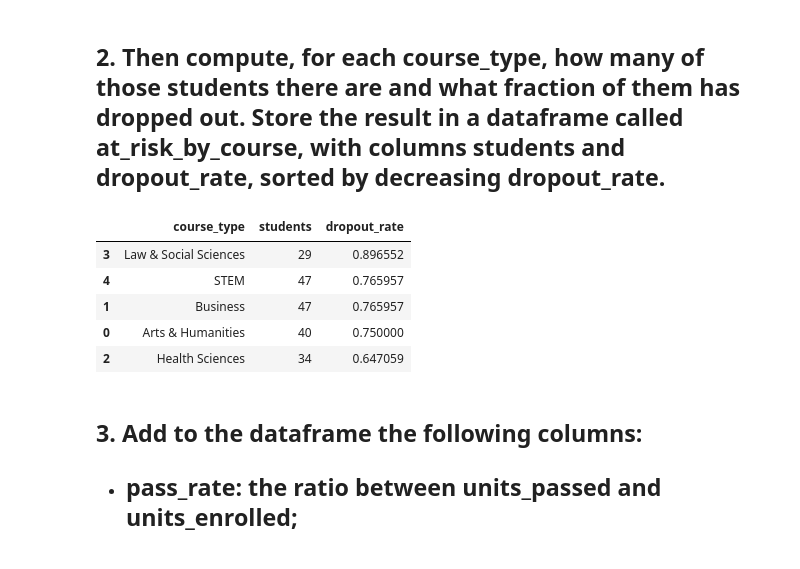
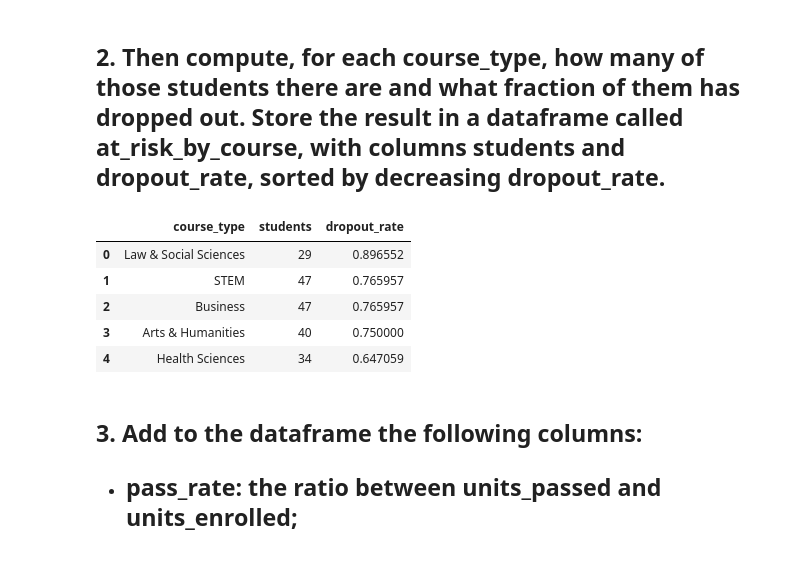
Before and after one commit to AFVicini/ViciniProjectFOCS, a Jupyter notebook: ViciniProjectFOCS.ipynb, the cells around one changed output. Saved outputs shown, nothing was run; the diff lists cells and outputs as text; code cells hidden in the pictures.

```diff
--- a/ViciniProjectFOCS.ipynb
+++ b/ViciniProjectFOCS.ipynb
@@ -38,17 +38,18 @@ display(at_risk)
 # %%
 at_risk_by_course_student = at_risk.groupby('course_type',as_index=False)['person_id'].count()
 at_risk_by_course_dropout = at_risk.groupby('course_type',as_index=False)['dropout'].mean()
 at_risk_by_course = pd.merge(at_risk_by_course_student,at_risk_by_course_dropout,on='course_type')
 at_risk_by_course.columns = ['course_type','students','dropout_rate']
 at_risk_by_course = at_risk_by_course.sort_values('dropout_rate',ascending=False)
+at_risk_by_course.reset_index(inplace=True,drop=True)
 display(at_risk_by_course)
 # %% [output]
 |  | course_type | students | dropout_rate |
-| 3 | Law & Social Sciences | 29 | 0.896552 |
-| 4 | STEM | 47 | 0.765957 |
-| 1 | Business | 47 | 0.765957 |
-| 0 | Arts & Humanities | 40 | 0.750000 |
-| 2 | Health Sciences | 34 | 0.647059 |
+| 0 | Law & Social Sciences | 29 | 0.896552 |
+| 1 | STEM | 47 | 0.765957 |
+| 2 | Business | 47 | 0.765957 |
+| 3 | Arts & Humanities | 40 | 0.750000 |
+| 4 | Health Sciences | 34 | 0.647059 |
 # %% [markdown]
 ## 3. Add to the dataframe the following columns:
 - ## pass_rate: the ratio between units_passed and units_enrolled;
```
Also changed, not shown: parts of 1 cell of this notebook.
